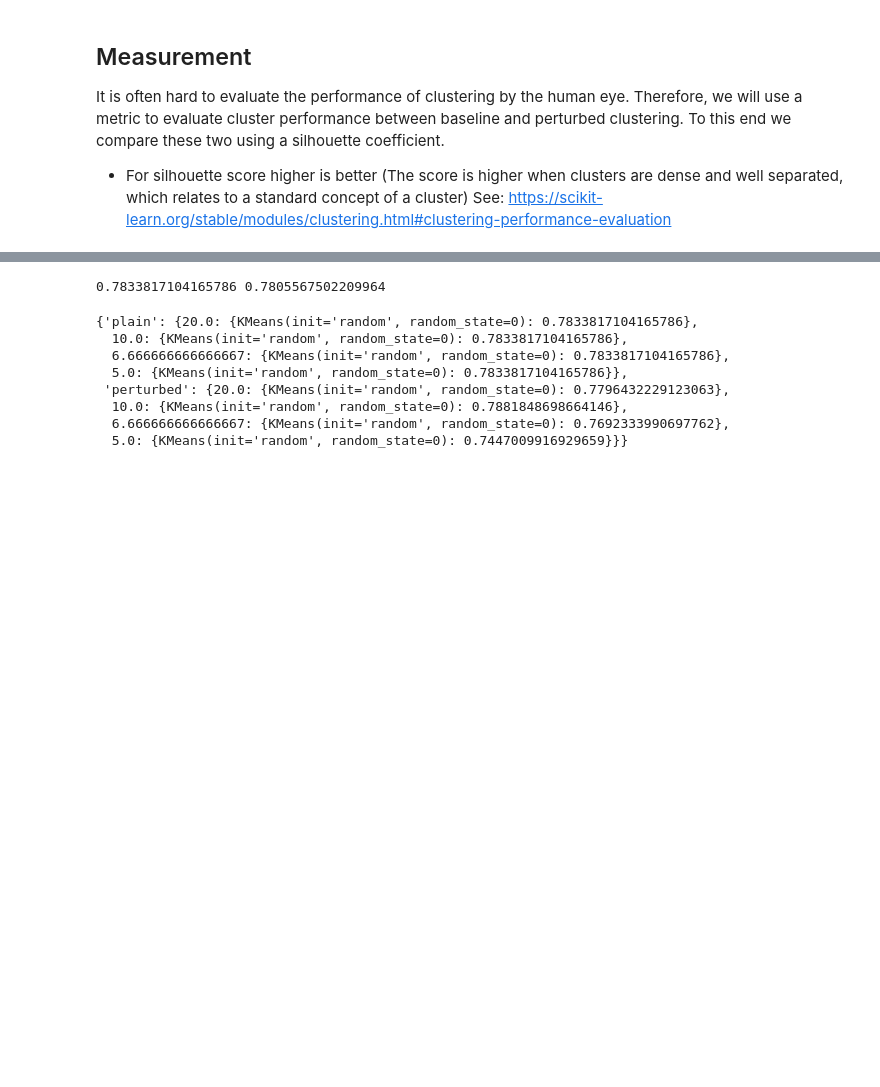
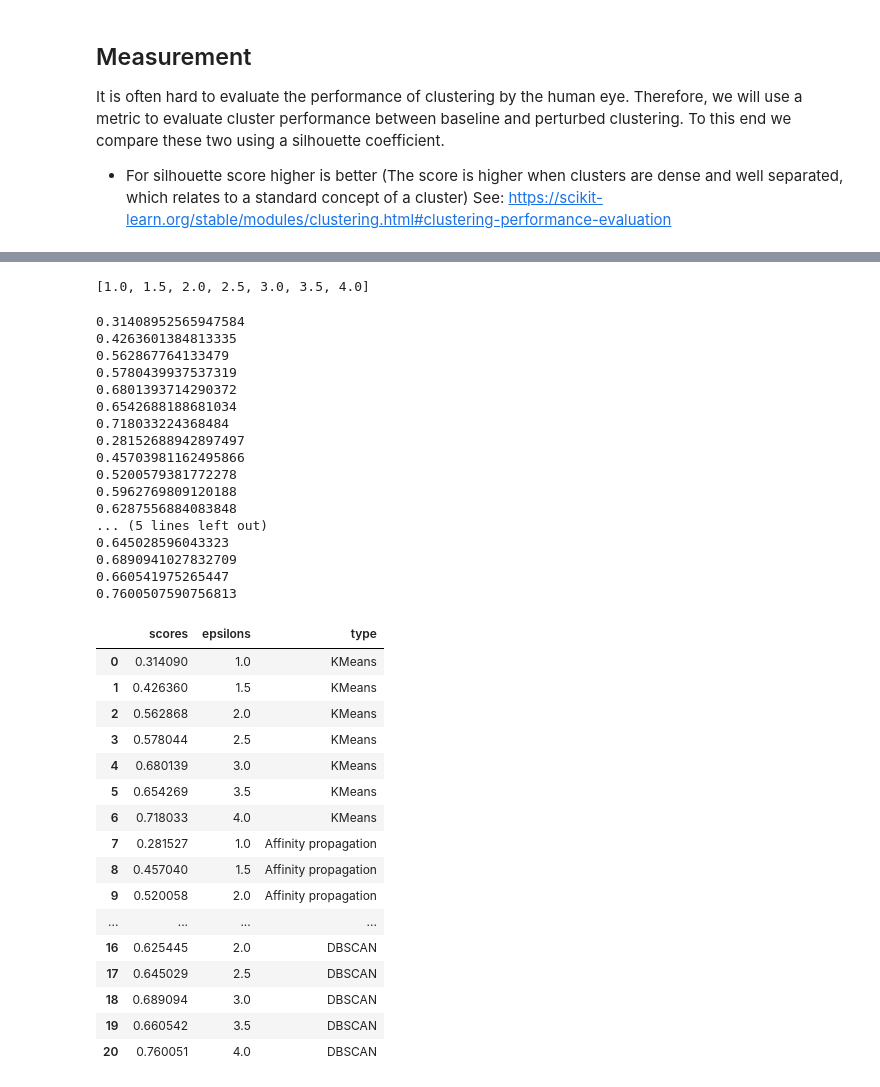
Before and after one commit to tjvanderende/privacy-preserved-clustering-with-nD-Laplace, a Jupyter notebook: RQ1/2D-Laplace-experiment.ipynb, the cells around one changed output, grey strips where cells are left out. Drawn from its saved outputs; the diff is of its cells as text; code cells hidden in the pictures; blank space fills up the shorter version.

```diff
--- a/RQ1/2D-Laplace-experiment.ipynb
+++ b/RQ1/2D-Laplace-experiment.ipynb
@@ -351,3 +354,10 @@ print(metrics_kmeans_ci_score_plain, metrics_kmeans_ci_perturbed, metrics_kmeans
+# %%
+radius = 2
+levels = [2, 3, 4, 5, 6, 7, 8]
+epsilons = [l/radius for l in levels]
+epsilons
+# %% [output]
+[1.0, 1.5, 2.0, 2.5, 3.0, 3.5, 4.0]
 # %%
 # Adjusted Mutual Information Index
 from sklearn.metrics import adjusted_mutual_info_score, accuracy_score
@@ -393,15 +413,0 @@ model1, model2 = calculate_ami_for_plain_perturbed(plainDf_scaled, perturbedDf_s
-# %%
-print(model1, model2)
-# %% [output]
-0.7833817104165786 0.7805567502209964
-# %%
-calculate_models_for_epsilons(X, [kmeans])
-# %% [output]
-{'plain': {20.0: {KMeans(init='random', random_state=0): 0.7833817104165786},
-  10.0: {KMeans(init='random', random_state=0): 0.7833817104165786},
-  6.666666666666667: {KMeans(init='random', random_state=0): 0.7833817104165786},
-  5.0: {KMeans(init='random', random_state=0): 0.7833817104165786}},
- 'perturbed': {20.0: {KMeans(init='random', random_state=0): 0.7796432229123063},
-  10.0: {KMeans(init='random', random_state=0): 0.7881848698664146},
-  6.666666666666667: {KMeans(init='random', random_state=0): 0.7692333990697762},
-  5.0: {KMeans(init='random', random_state=0): 0.7447009916929659}}}
@@ -407,0 +423,51 @@ calculate_models_for_epsilons(X, [kmeans])
+# %%
+perturbedScores = calculate_models_for_epsilons(X, [kmeans, ap, dbscan], epsilons)
+KMeansScores = pd.DataFrame()
+KMeansScores['scores'] = perturbedScores['KMeans']
+KMeansScores['epsilons'] = epsilons
+KMeansScores['type'] = 'KMeans'
+AffinityScores = pd.DataFrame()
+AffinityScores['scores'] = perturbedScores['AffinityPropagation']
+AffinityScores['epsilons'] = epsilons
+AffinityScores['type'] = 'Affinity propagation'
+DbscanScores = pd.DataFrame()
+DbscanScores['scores'] = perturbedScores['DbScanWrapper']
+DbscanScores['epsilons'] = epsilons
+DbscanScores['type'] = 'DBSCAN'
+scoresPd = pd.concat([KMeansScores, AffinityScores, DbscanScores], ignore_index=True)
+scoresPd
+# %% [output]
+0.31408952565947584
+0.4263601384813335
+0.562867764133479
+0.5780439937537319
+0.6801393714290372
+0.6542688188681034
+0.718033224368484
+0.28152688942897497
+0.45703981162495866
+0.5200579381772278
+0.5962769809120188
+0.6287556884083848
+... (5 lines left out)
+0.645028596043323
+0.6890941027832709
+0.660541975265447
+0.7600507590756813
+|  | scores | epsilons | type |
+| 0 | 0.314090 | 1.0 | KMeans |
+| 1 | 0.426360 | 1.5 | KMeans |
+| 2 | 0.562868 | 2.0 | KMeans |
+| 3 | 0.578044 | 2.5 | KMeans |
+| 4 | 0.680139 | 3.0 | KMeans |
+| 5 | 0.654269 | 3.5 | KMeans |
+| 6 | 0.718033 | 4.0 | KMeans |
+| 7 | 0.281527 | 1.0 | Affinity propagation |
+| 8 | 0.457040 | 1.5 | Affinity propagation |
+| 9 | 0.520058 | 2.0 | Affinity propagation |
+| ... | ... | ... | ... |
+| 16 | 0.625445 | 2.0 | DBSCAN |
+| 17 | 0.645029 | 2.5 | DBSCAN |
+| 18 | 0.689094 | 3.0 | DBSCAN |
+| 19 | 0.660542 | 3.5 | DBSCAN |
+| 20 | 0.760051 | 4.0 | DBSCAN |
```
Also changed, not shown: parts of 14 cells of this notebook.
